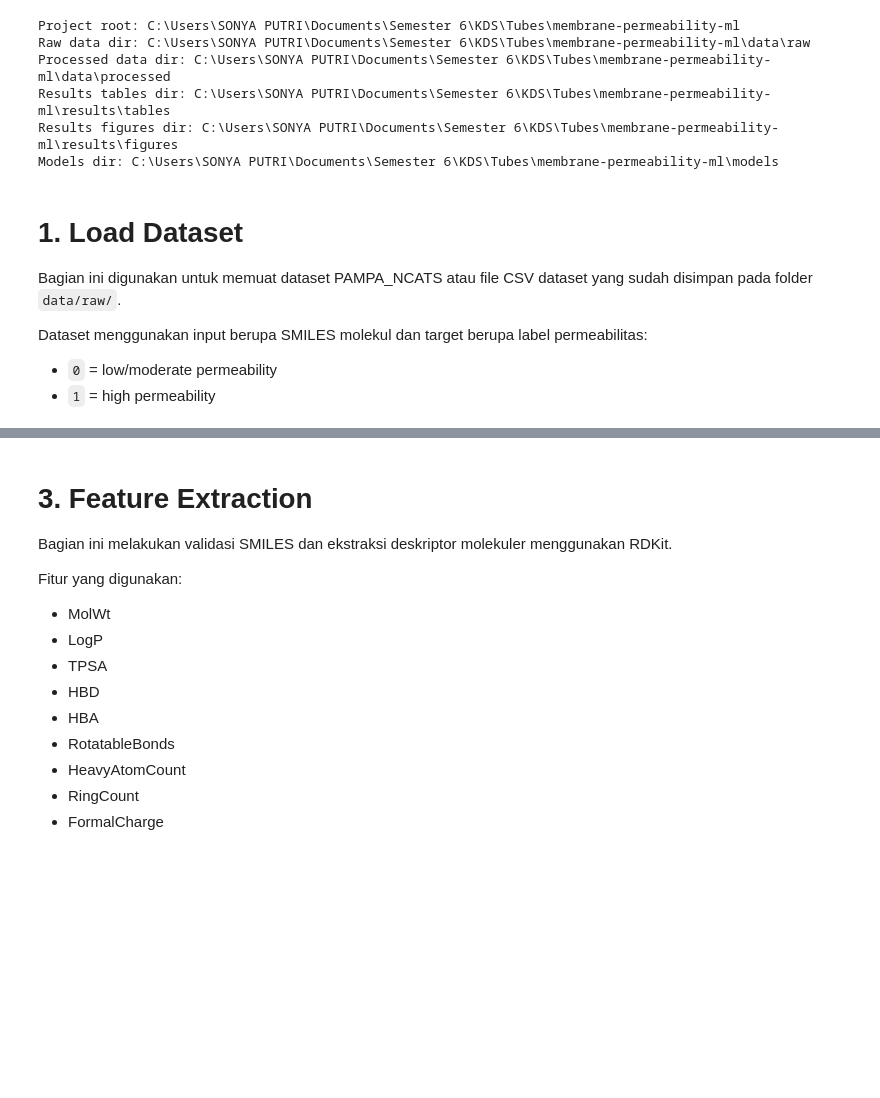
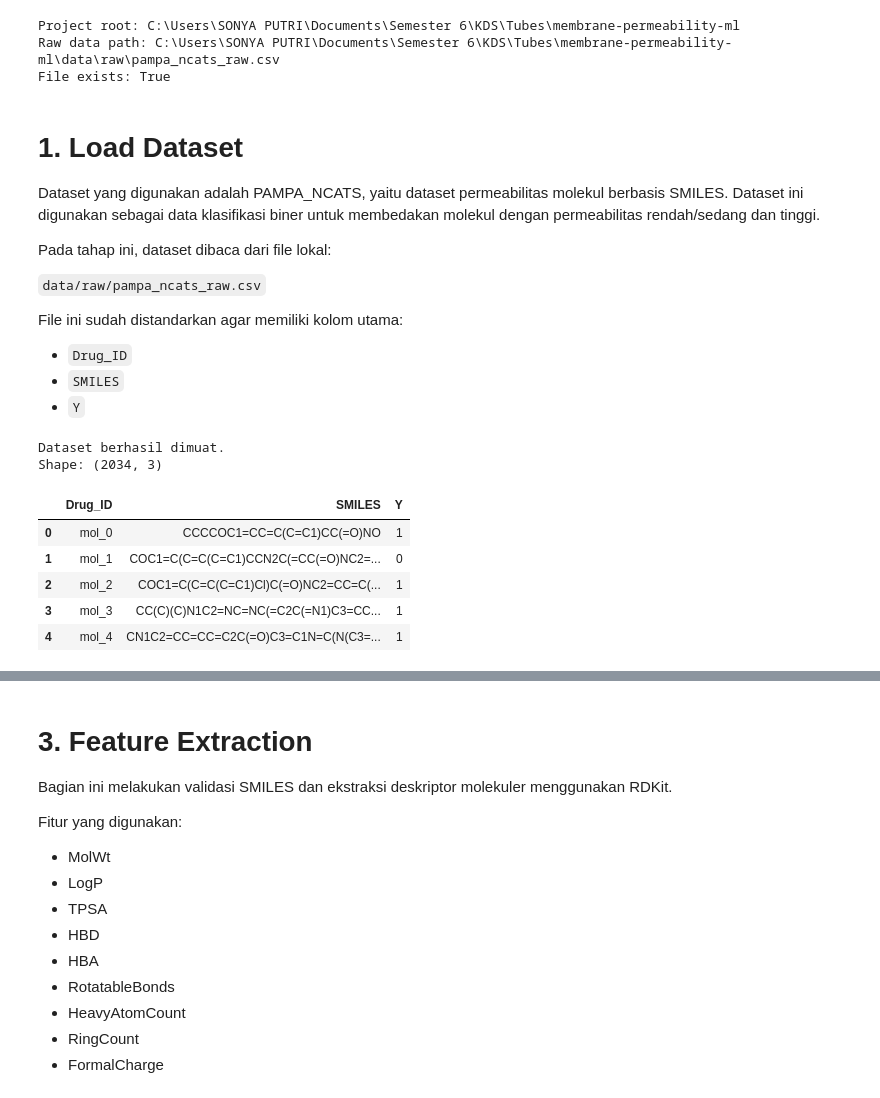
Before and after one commit to sonyaaputri/membrane-permeability-ml, a Jupyter notebook: notebooks/membrane_permeability_demo.ipynb, the cells around one changed output, grey strips where cells are left out. Drawn from its saved outputs; the diff is of its cells as text; code cells hidden in the pictures; blank space fills up the shorter version.

```diff
--- a/notebooks/membrane_permeability_demo.ipynb
+++ b/notebooks/membrane_permeability_demo.ipynb
@@ -17,42 +24,52 @@ Notebook ini digunakan sebagai file utama untuk menjalankan demo program. Pipeli
 # %%
 from pathlib import Path
 import pandas as pd
-import numpy as np
 import matplotlib.pyplot as plt
 
-# Path utama proyek
 PROJECT_ROOT = Path("..").resolve()
 
 DATA_RAW_DIR = PROJECT_ROOT / "data" / "raw"
-DATA_PROCESSED_DIR = PROJECT_ROOT / "data" / "processed"
 RESULTS_TABLES_DIR = PROJECT_ROOT / "results" / "tables"
 RESULTS_FIGURES_DIR = PROJECT_ROOT / "results" / "figures"
-MODELS_DIR = PROJECT_ROOT / "models"
-SRC_DIR = PROJECT_ROOT / "src"
 
-# Tampilkan path untuk memastikan sudah benar
+RAW_DATA_PATH = DATA_RAW_DIR / "pampa_ncats_raw.csv"
+DATASET_SUMMARY_PATH = RESULTS_TABLES_DIR / "dataset_summary.csv"
+LABEL_DISTRIBUTION_PATH = RESULTS_FIGURES_DIR / "label_distribution.png"
+
 print("Project root:", PROJECT_ROOT)
-print("Raw data dir:", DATA_RAW_DIR)
-print("Processed data dir:", DATA_PROCESSED_DIR)
-print("Results tables dir:", RESULTS_TABLES_DIR)
-print("Results figures dir:", RESULTS_FIGURES_DIR)
-print("Models dir:", MODELS_DIR)
+print("Raw data path:", RAW_DATA_PATH)
+print("File exists:", RAW_DATA_PATH.exists())
 # %% [output]
 Project root: C:\Users\SONYA PUTRI\Documents\Semester 6\KDS\Tubes\membrane-permeability-ml
-Raw data dir: C:\Users\SONYA PUTRI\Documents\Semester 6\KDS\Tubes\membrane-permeability-ml\data\raw
-Processed data dir: C:\Users\SONYA PUTRI\Documents\Semester 6\KDS\Tubes\membrane-permeability-ml\data\processed
-Results tables dir: C:\Users\SONYA PUTRI\Documents\Semester 6\KDS\Tubes\membrane-permeability-ml\results\tables
-Results figures dir: C:\Users\SONYA PUTRI\Documents\Semester 6\KDS\Tubes\membrane-permeability-ml\results\figures
-Models dir: C:\Users\SONYA PUTRI\Documents\Semester 6\KDS\Tubes\membrane-permeability-ml\models
+Raw data path: C:\Users\SONYA PUTRI\Documents\Semester 6\KDS\Tubes\membrane-permeability-ml\data\raw\pampa_ncats_raw.csv
+File exists: True
 # %% [markdown]
 # 1. Load Dataset
 
-Bagian ini digunakan untuk memuat dataset PAMPA_NCATS atau file CSV dataset yang sudah disimpan pada folder `data/raw/`.
+Dataset yang digunakan adalah PAMPA_NCATS, yaitu dataset permeabilitas molekul berbasis SMILES. Dataset ini digunakan sebagai data klasifikasi biner untuk membedakan molekul dengan permeabilitas rendah/sedang dan tinggi.
 
-Dataset menggunakan input berupa SMILES molekul dan target berupa label permeabilitas:
+Pada tahap ini, dataset dibaca dari file lokal:
 
-- `0` = low/moderate permeability
-- `1` = high permeability
+`data/raw/pampa_ncats_raw.csv`
+
+File ini sudah distandarkan agar memiliki kolom utama:
+
+- `Drug_ID`
+- `SMILES`
+- `Y`
 # %%
-# Jalankan script data preparation
-%run ../src/01_data_preparation.py
+raw_df = pd.read_csv(RAW_DATA_PATH)
+
+print("Dataset berhasil dimuat.")
+print("Shape:", raw_df.shape)
+
+raw_df.head()
+# %% [output]
+Dataset berhasil dimuat.
+Shape: (2034, 3)
+|  | Drug_ID | SMILES | Y |
+| 0 | mol_0 | CCCCOC1=CC=C(C=C1)CC(=O)NO | 1 |
+| 1 | mol_1 | COC1=C(C=C(C=C1)CCN2C(=CC(=O)NC2=... | 0 |
+| 2 | mol_2 | COC1=C(C=C(C=C1)Cl)C(=O)NC2=CC=C(... | 1 |
+| 3 | mol_3 | CC(C)(C)N1C2=NC=NC(=C2C(=N1)C3=CC... | 1 |
+| 4 | mol_4 | CN1C2=CC=CC=C2C(=O)C3=C1N=C(N(C3=... | 1 |
```
Also changed, not shown: parts of 7 cells of this notebook, 1 other file.
